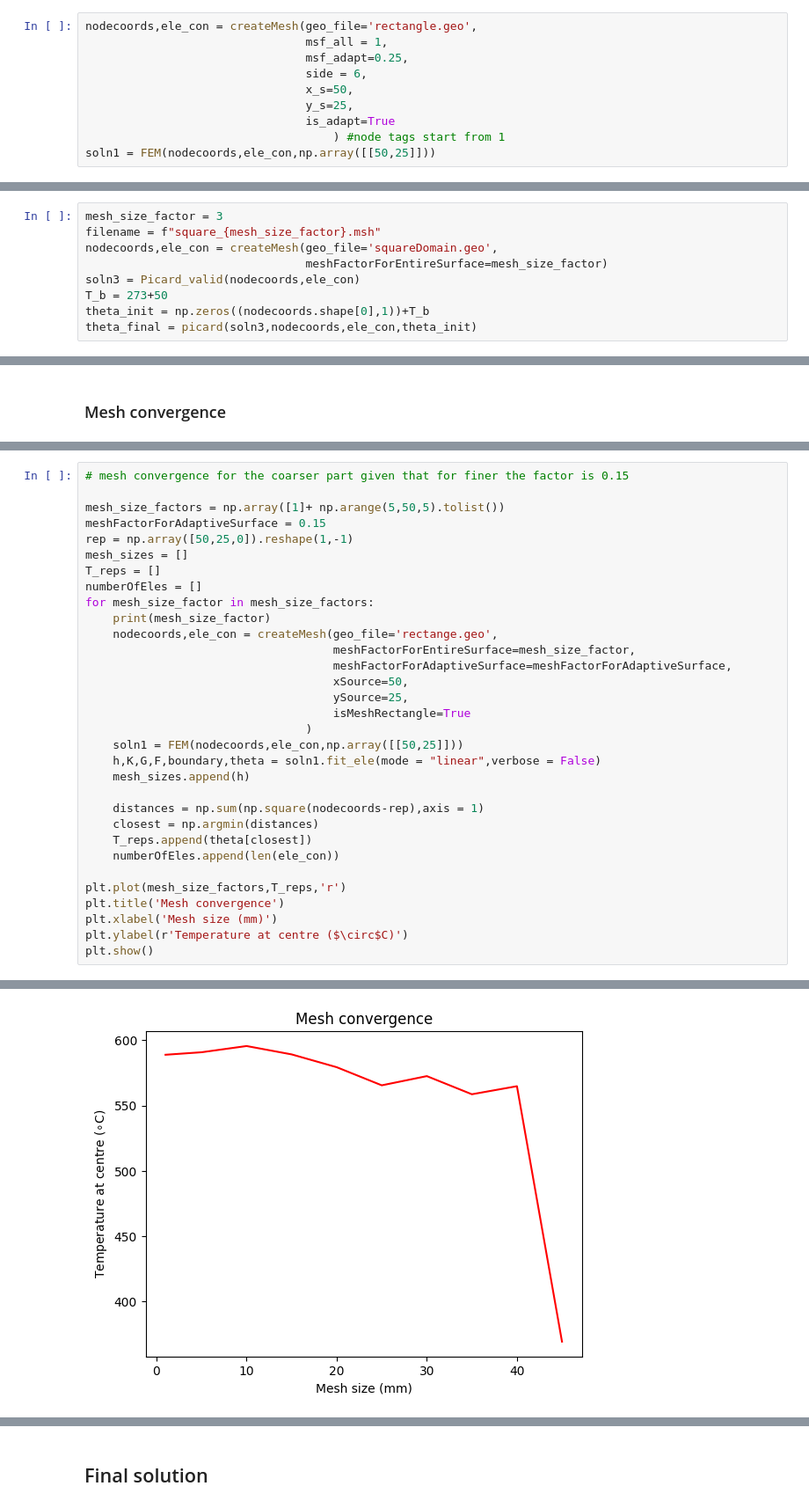
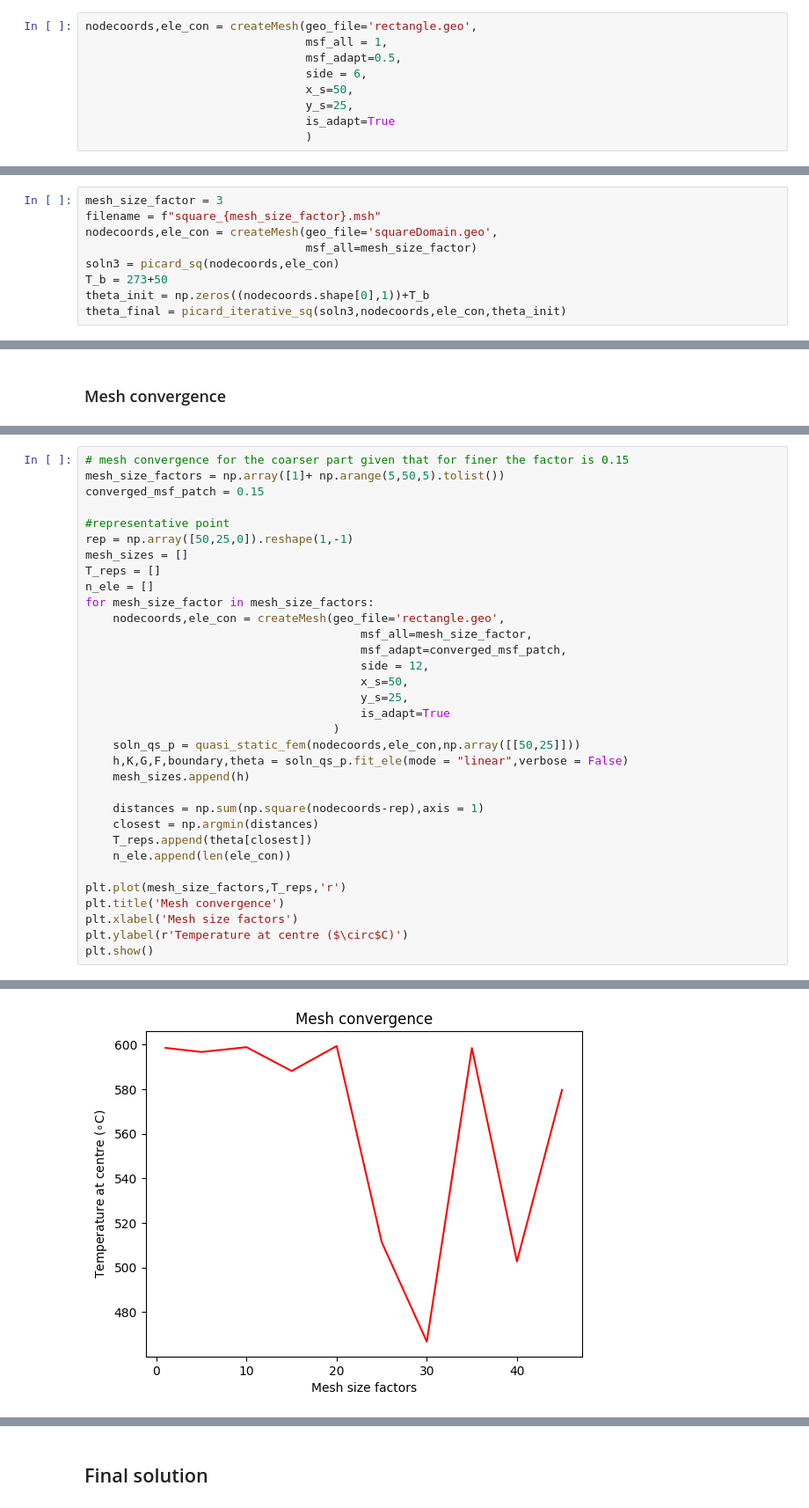
Before and after one commit to me21b172/ME5204-Project, a Jupyter notebook: Final_code.ipynb, the cells around one changed output, grey strips where cells are left out. Shown at 88% size. Saved outputs shown, nothing was run; the diff lists cells and outputs as text.

```diff
--- a/Final_code.ipynb
+++ b/Final_code.ipynb
@@ -228,12 +29,11 @@ class FEM:
 # %%
 nodecoords,ele_con = createMesh(geo_file='rectangle.geo',
                                 msf_all = 1,
-                                msf_adapt=0.25,
+                                msf_adapt=0.5,
                                 side = 6,
                                 x_s=50,
                                 y_s=25,
                                 is_adapt=True
-                                    ) #node tags start from 1
-soln1 = FEM(nodecoords,ele_con,np.array([[50,25]]))
+                                )
 # %% [output]
 Reading reqd_mesh.msh
@@ -405,9 +85,9 @@ def picard(soln,nodecoords,ele_con,theta_init):
 mesh_size_factor = 3
 filename = f"square_{mesh_size_factor}.msh"
 nodecoords,ele_con = createMesh(geo_file='squareDomain.geo',
-                                meshFactorForEntireSurface=mesh_size_factor)
-soln3 = Picard_valid(nodecoords,ele_con)
+                                msf_all=mesh_size_factor)
+soln3 = picard_sq(nodecoords,ele_con)
 T_b = 273+50
 theta_init = np.zeros((nodecoords.shape[0],1))+T_b
-theta_final = picard(soln3,nodecoords,ele_con,theta_init)
+theta_final = picard_iterative_sq(soln3,nodecoords,ele_con,theta_init)
 # %% [output]
@@ -524,33 +184,34 @@ gc.collect()
 # %%
 # mesh convergence for the coarser part given that for finer the factor is 0.15
+mesh_size_factors = np.array([1]+ np.arange(5,50,5).tolist())
+converged_msf_patch = 0.15
 
-mesh_size_factors = np.array([1]+ np.arange(5,50,5).tolist())
-meshFactorForAdaptiveSurface = 0.15
+#representative point
 rep = np.array([50,25,0]).reshape(1,-1)
 mesh_sizes = []
 T_reps = []
-numberOfEles = []
+n_ele = []
 for mesh_size_factor in mesh_size_factors:
-    print(mesh_size_factor)
-    nodecoords,ele_con = createMesh(geo_file='rectange.geo',
-                                    meshFactorForEntireSurface=mesh_size_factor,
-                                    meshFactorForAdaptiveSurface=meshFactorForAdaptiveSurface,
-                                    xSource=50,
-                                    ySource=25,
-                                    isMeshRectangle=True
-                                )
-    soln1 = FEM(nodecoords,ele_con,np.array([[50,25]]))
-    h,K,G,F,boundary,theta = soln1.fit_ele(mode = "linear",verbose = False)
+    nodecoords,ele_con = createMesh(geo_file='rectangle.geo',
+                                        msf_all=mesh_size_factor,
+                                        msf_adapt=converged_msf_patch,
+                                        side = 12,
+                                        x_s=50,
+                                        y_s=25,
+                                        is_adapt=True
+                                    )
+    soln_qs_p = quasi_static_fem(nodecoords,ele_con,np.array([[50,25]]))
+    h,K,G,F,boundary,theta = soln_qs_p.fit_ele(mode = "linear",verbose = False)
     mesh_sizes.append(h)
 
     distances = np.sum(np.square(nodecoords-rep),axis = 1)
     closest = np.argmin(distances)
     T_reps.append(theta[closest])
-    numberOfEles.append(len(ele_con))
+    n_ele.append(len(ele_con))
 
 plt.plot(mesh_size_factors,T_reps,'r')
 plt.title('Mesh convergence')
-plt.xlabel('Mesh size (mm)')
+plt.xlabel('Mesh size factors')
 plt.ylabel(r'Temperature at centre ($\circ$C)')
 plt.show()
 # %% [output]
@@ -574,2 +235,2 @@ Number of triangles in the mesh: 1072
-[figure, old version]
+[figure, new version]
 # %%
```
Also changed, not shown: parts of 34 cells of this notebook, 5 other files.
